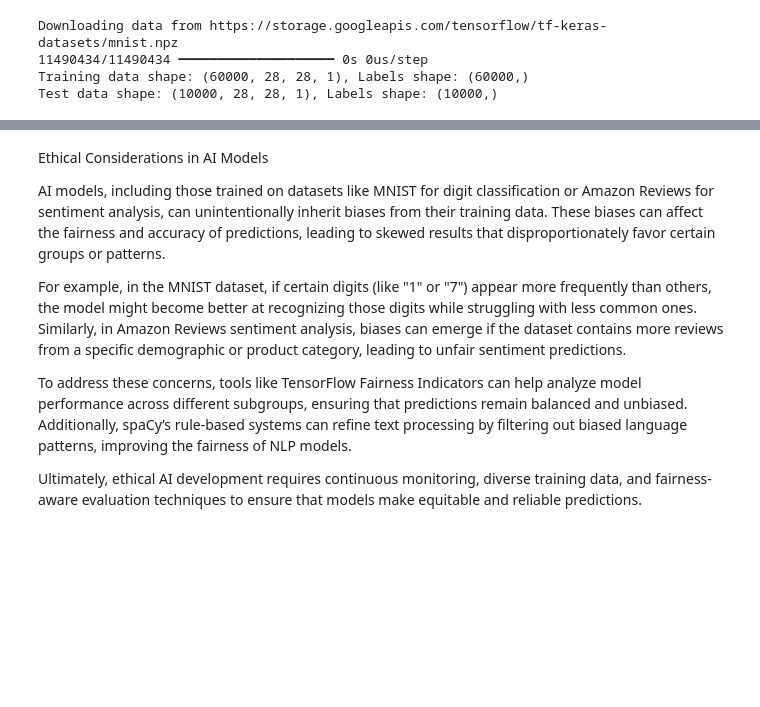
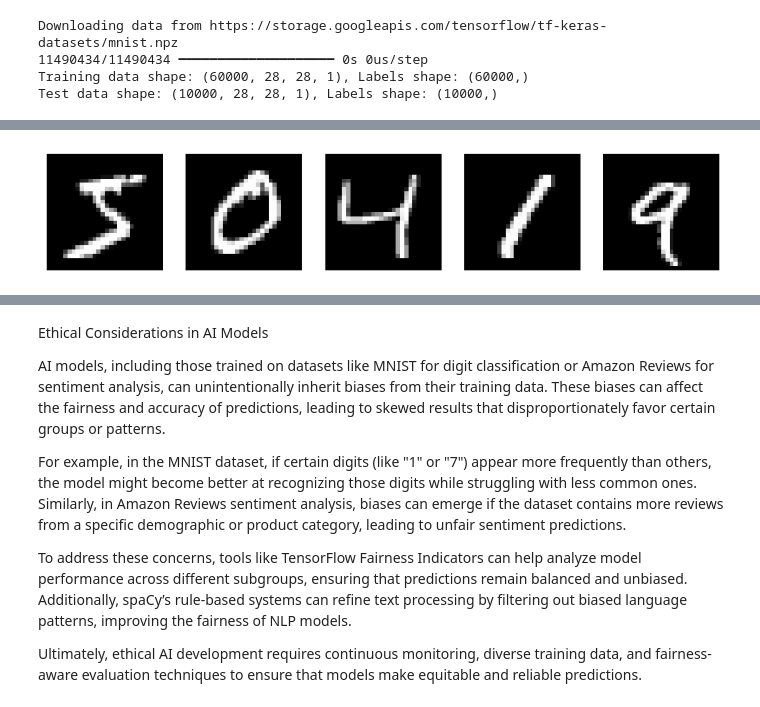
Before and after one commit to FayCodes/AI-Assignment-Week-3, a Jupyter notebook: MNIST_CNN.ipynb, the cells around one changed output, grey strips where cells are left out. Drawn from its saved outputs; the diff is of its cells as text; code cells hidden in the pictures; blank space fills up the shorter version.

```diff
--- a/MNIST_CNN.ipynb
+++ b/MNIST_CNN.ipynb
@@ -23,3 +36,21 @@ Downloading data from https://storage.googleapis.com/tensorflow/tf-keras-dataset
 11490434/11490434 ━━━━━━━━━━━━━━━━━━━━ 0s 0us/step
 Training data shape: (60000, 28, 28, 1), Labels shape: (60000,)
 Test data shape: (10000, 28, 28, 1), Labels shape: (10000,)
+# %%
+import tensorflow as tf
+from tensorflow.keras.datasets import mnist
+import numpy as np
+
+# Load MNIST dataset
+(x_train, y_train), (x_test, y_test) = mnist.load_data()
+
+# Normalize pixel values (convert range from 0-255 to 0-1)
+x_train, x_test = x_train / 255.0, x_test / 255.0
+
+# Reshape data to fit CNN input format (28x28 images with 1 color channel)
+x_train = np.expand_dims(x_train, axis=-1)
+x_test = np.expand_dims(x_test, axis=-1)
+
+# Print dataset shape
+print(f"Training data shape: {x_train.shape}, Labels shape: {y_train.shape}")
+print(f"Test data shape: {x_test.shape}, Labels shape: {y_test.shape}")
@@ -25,0 +62,11 @@ Test data shape: (10000, 28, 28, 1), Labels shape: (10000,)
+# %%
+import matplotlib.pyplot as plt
+
+# Display 5 sample images
+fig, axes = plt.subplots(1, 5, figsize=(10, 2))
+for i in range(5):
+    axes[i].imshow(x_train[i].squeeze(), cmap="gray")
+    axes[i].axis("off")
+plt.show()
+# %% [output]
+[figure, added]
```
Also changed, not shown: parts of 7 cells of this notebook.
